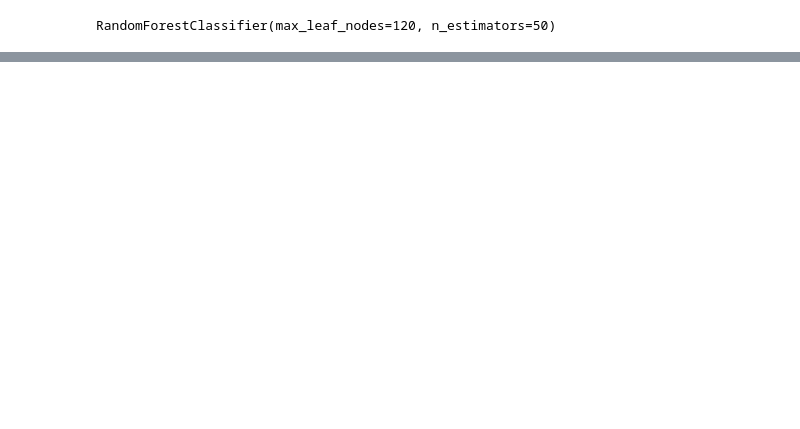
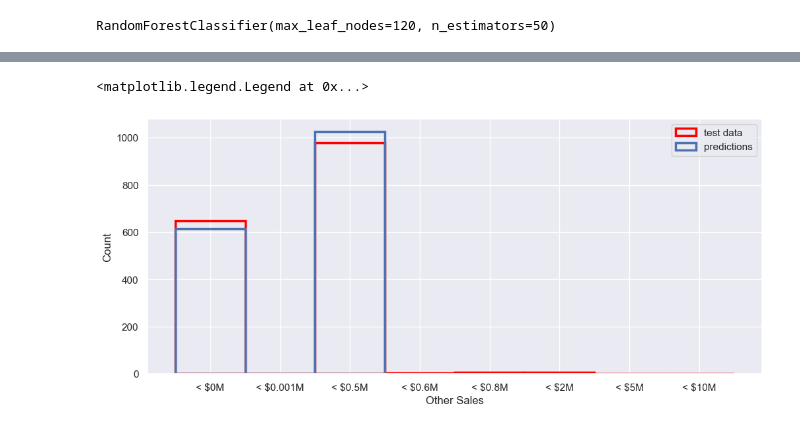
Before and after one commit to qianlan97/CPE695_Final, a Jupyter notebook: final_RandomForest.ipynb, the cells around one changed output, grey strips where cells are left out. Cells and saved outputs as stored; diff of their text form; code cells hidden in the pictures; blank space fills up the shorter version.

Commit message:
added SVR and RF
small changes to RF to add graphs, initial commit of SVM

```diff
--- a/final_RandomForest.ipynb
+++ b/final_RandomForest.ipynb
@@ -182,0 +267,3 @@ print(random_tree_clf.score(x_test,y_test))
+# %%
+random_EU = RandomForestClassifier(max_leaf_nodes = 120, n_estimators = 50)
+random_EU.fit(x_train, y_train_EU.values.ravel())
@@ -182,0 +279,3 @@ print(random_tree_clf.score(x_test,y_test))
+# %%
+random_Other = RandomForestClassifier(max_leaf_nodes = 120, n_estimators = 50)
+random_Other.fit(x_train, y_train_Other.values.ravel())
@@ -182,0 +284,3 @@ print(random_tree_clf.score(x_test,y_test))
+# %%
+Other_prediction = random_Other.predict(x_test)
+print(random_Other.score(x_test,y_test_Other))
@@ -182,0 +301,14 @@ print(random_tree_clf.score(x_test,y_test))
+# %%
+import matplotlib.pylab as plt
+
+#global sales
+bin_labels = [f"< ${c}M" for c in bin_sales_Global][1:]
+
+y_Global_test = pd.Series(y_test_Global, name = "Global Sales")
+y_Global_p = pd.Series(Global_prediction, name = "prediction")
+
+plt.figure("Global Sales")
+sns.set(rc={"figure.figsize":(12, 5)})
+sns.histplot(data = y_Global_test,  fill=False, color = 'red', lw=2.5, stat = "count", label = "test data")
+sns.histplot(data = y_Global_p,  fill=False, stat = "count", lw=2.5, label = "predictions")
+plt.legend()
@@ -182,0 +318,14 @@ print(random_tree_clf.score(x_test,y_test))
+# %%
+bin_labels = [f"< ${c}M" for c in bin_sales_Other][1:]
+
+y_Other_test = pd.Series(y_test_Other, name = "Other Sales")
+y_Other_p = pd.Series(Other_prediction, name = "prediction")
+
+plt.figure("Other Sales")
+sns.set(rc={"figure.figsize":(12, 5)})
+sns.histplot(data = y_Other_test,  fill=False, color = 'red', lw=2.5, stat = "count", label = "test data")
+sns.histplot(data = y_Other_p,  fill=False, stat = "count", lw=2.5, label = "predictions")
+plt.legend()
+# %% [output]
+<matplotlib.legend.Legend at 0x...>
+[figure, added]
```
Also changed, not shown: parts of 34 cells of this notebook, 1 other file.
